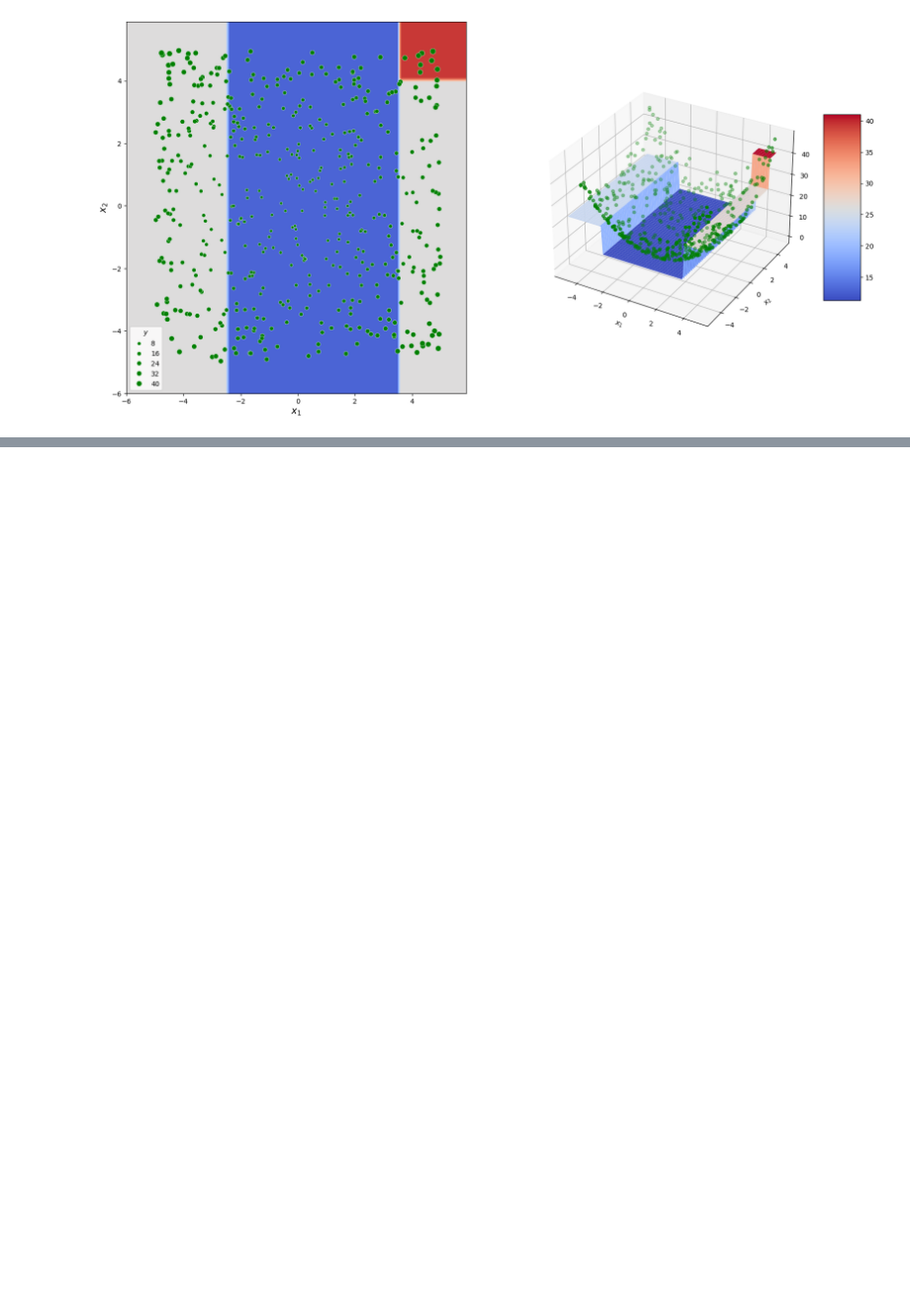
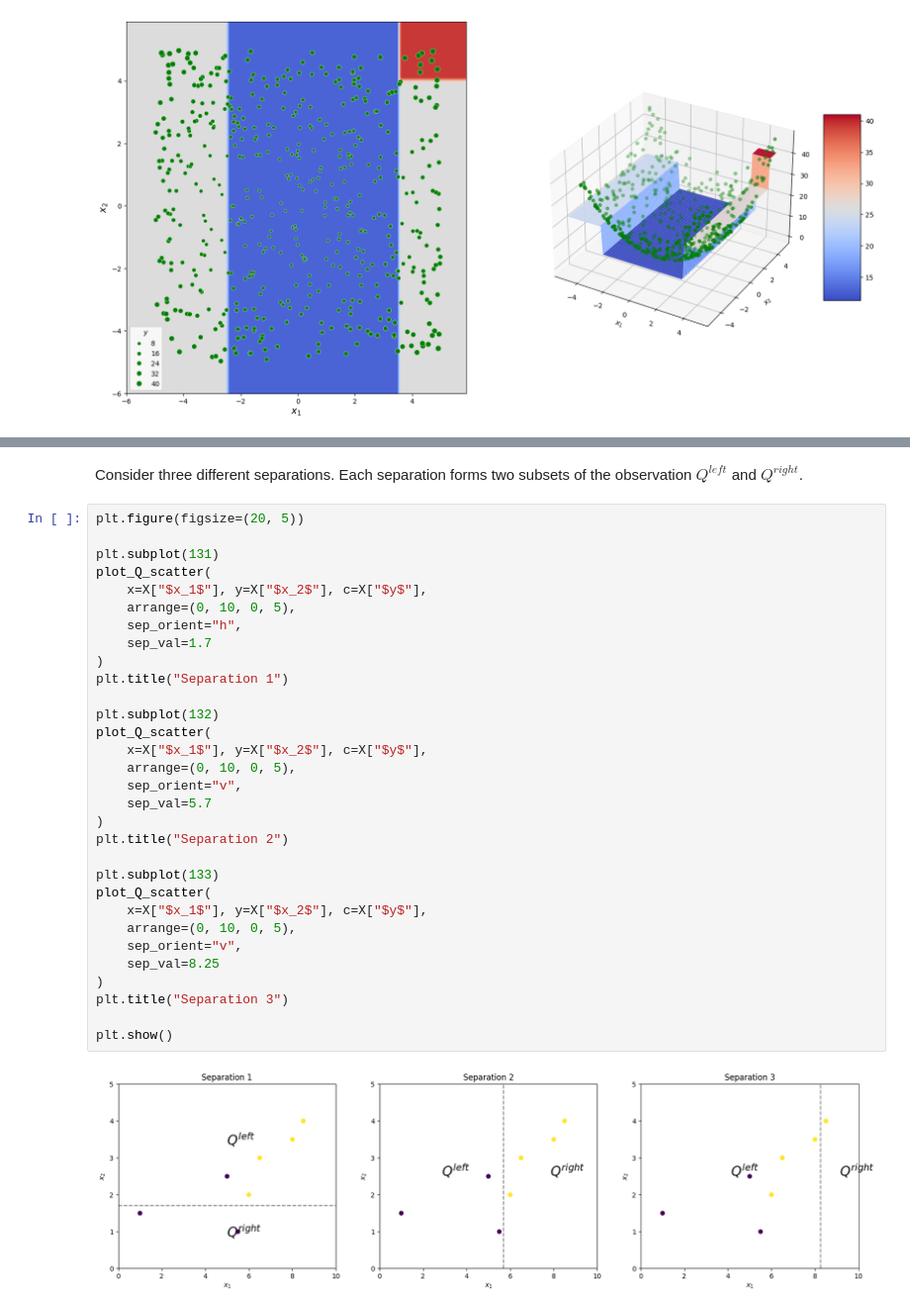
Before and after one commit to fedorkobak/knowledge, a Jupyter notebook: data_science/decision_tree.ipynb, the cells around one changed output, grey strips where cells are left out. Shown at 99% size. Cells and saved outputs as stored; diff of their text form; blank space fills up the shorter version.

```diff
--- a/data_science/decision_tree.ipynb
+++ b/data_science/decision_tree.ipynb
@@ -141,0 +179,35 @@ plt.xlabel("$x_1$"); plt.ylabel("$x_2$");
+# %% [markdown]
+Consider three different separations. Each separation forms two subsets of the observation $Q^{left}$ and $Q^{right}$.
+# %%
+plt.figure(figsize=(20, 5))
+
+plt.subplot(131)
+plot_Q_scatter(
+    x=X["$x_1$"], y=X["$x_2$"], c=X["$y$"],
+    arrange=(0, 10, 0, 5),
+    sep_orient="h",
+    sep_val=1.7
+)
+plt.title("Separation 1")
+
+plt.subplot(132)
+plot_Q_scatter(
+    x=X["$x_1$"], y=X["$x_2$"], c=X["$y$"],
+    arrange=(0, 10, 0, 5),
+    sep_orient="v",
+    sep_val=5.7
+)
+plt.title("Separation 2")
+
+plt.subplot(133)
+plot_Q_scatter(
+    x=X["$x_1$"], y=X["$x_2$"], c=X["$y$"],
+    arrange=(0, 10, 0, 5),
+    sep_orient="v",
+    sep_val=8.25
+)
+plt.title("Separation 3")
+
+plt.show()
+# %% [output]
+[figure, added]
```
Also changed, not shown: parts of 5 cells of this notebook, 1 other file.
